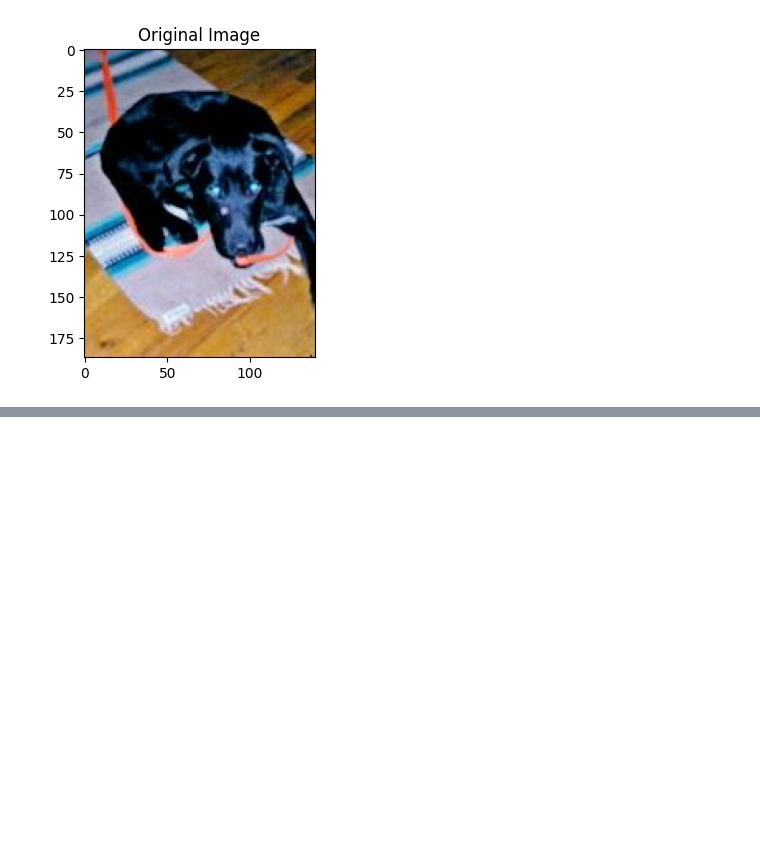
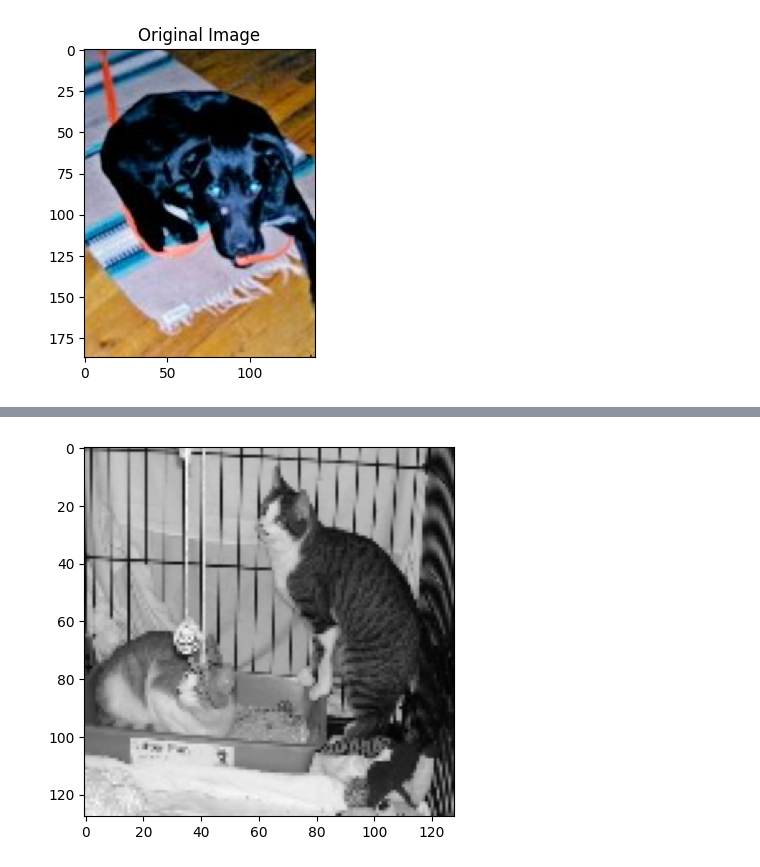
Before and after one commit to Fatima-05/GDGOC-AI-ML, a Jupyter notebook: Class16.ipynb, the cells around one changed output, grey strips where cells are left out. Saved outputs shown, nothing was run; the diff lists cells and outputs as text; code cells hidden in the pictures; blank space fills up the shorter version.

```diff
--- a/Class16.ipynb
+++ b/Class16.ipynb
@@ -132,0 +223,7 @@ Text(0.5, 1.0, 'Original Image')
+# %%
+gray = cv2.cvtColor(data[0], cv2.COLOR_BGR2GRAY)
+
+plt.imshow(gray, cmap = "gray")
+plt.show()
+# %% [output]
+[figure, added]
```
Also changed, not shown: parts of 10 cells of this notebook.
